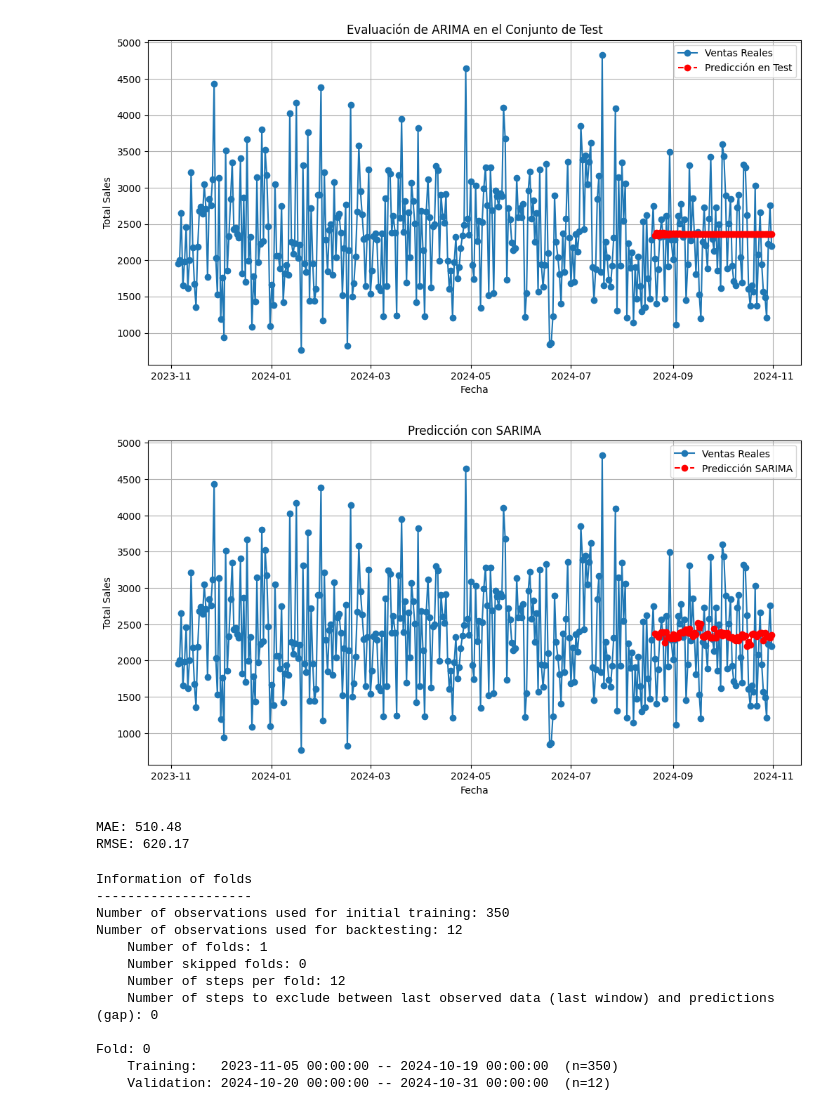
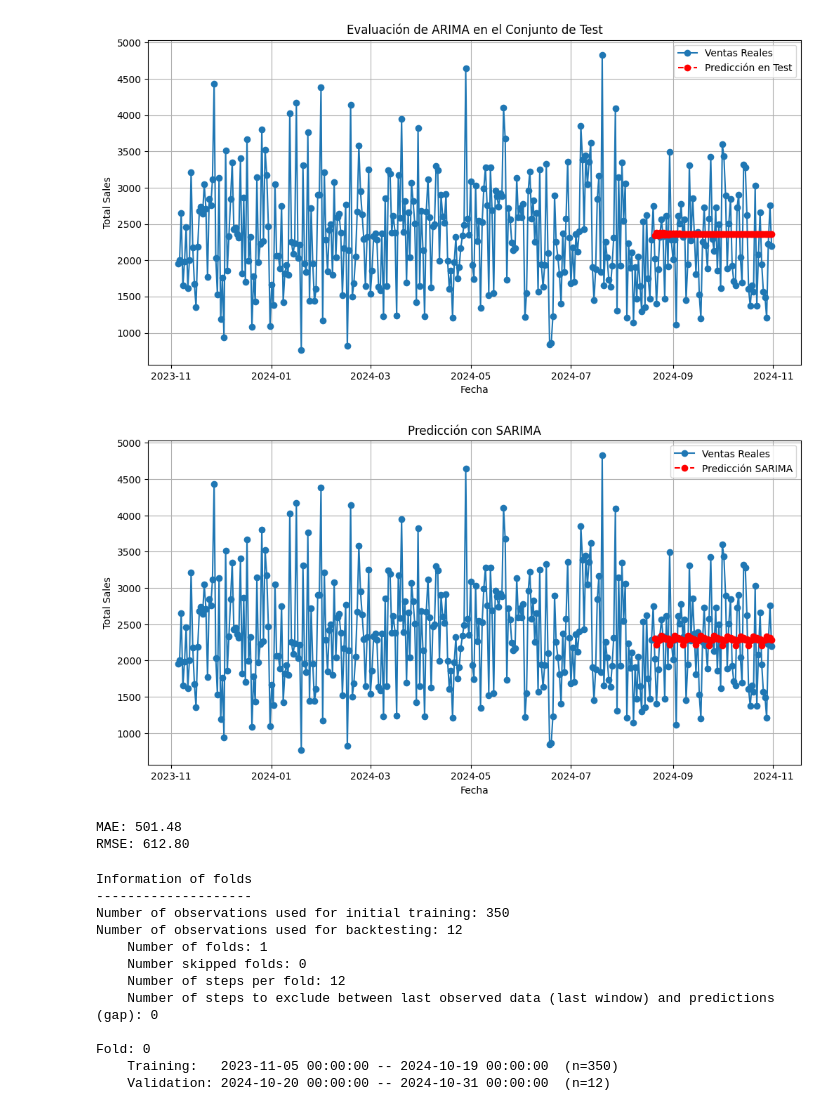
Before and after one commit to abdonrb/proyecto-ml, a Jupyter notebook: ML/models/trained/Time_series_arima.ipynb, the cells around one changed output. Cells and saved outputs as stored; diff of their text form; code cells hidden in the pictures.

```diff
--- a/ML/models/trained/Time_series_arima.ipynb
+++ b/ML/models/trained/Time_series_arima.ipynb
@@ -147,29 +161,30 @@ plt.show()
 # %% [output]
 [figure]
 # %%
-model_sarima = SARIMAX(train['Total_Sales'], order=(1,0,1), seasonal_order=(1,0,1,30)).fit()
+model_sarima = SARIMAX(train['Total_Sales'], order=(1,0,1), seasonal_order=(1,0,1,8)).fit()
 test_pred_sarima = model_sarima.forecast(steps=len(test))
 
 plt.figure(figsize=(12,6))
 plt.plot(df_daily.index, df_daily['Total_Sales'], label='Ventas Reales', marker='o')
 plt.plot(test.index, test_pred_sarima, label='Predicción SARIMA', linestyle='dashed', marker='o', color='red')
 plt.xlabel('Fecha')
 plt.ylabel('Total Sales')
 plt.title('Predicción con SARIMA')
 plt.legend()
 plt.grid()
 plt.show();
 # %% [output]
-[figure, old version]
+[figure, new version]
 # %%
 mae = mean_absolute_error(test,test_pred_sarima)
 rmse = root_mean_squared_error(test,test_pred_sarima)
+evaluar_modelo('SARIMAX(1,0,1,8)',y_pred=test_pred_sarima, y_test=test)
 
 print(f"MAE: {mae:.2f}")
 print(f"RMSE: {rmse:.2f}")
 # %% [output]
-MAE: 510.48
-RMSE: 620.17
+MAE: 501.48
+RMSE: 612.80
 # %%
 forecaster = ForecasterSarimax(
     regressor=Sarimax(
```
Also changed, not shown: parts of 20 cells of this notebook, 10 other files.
